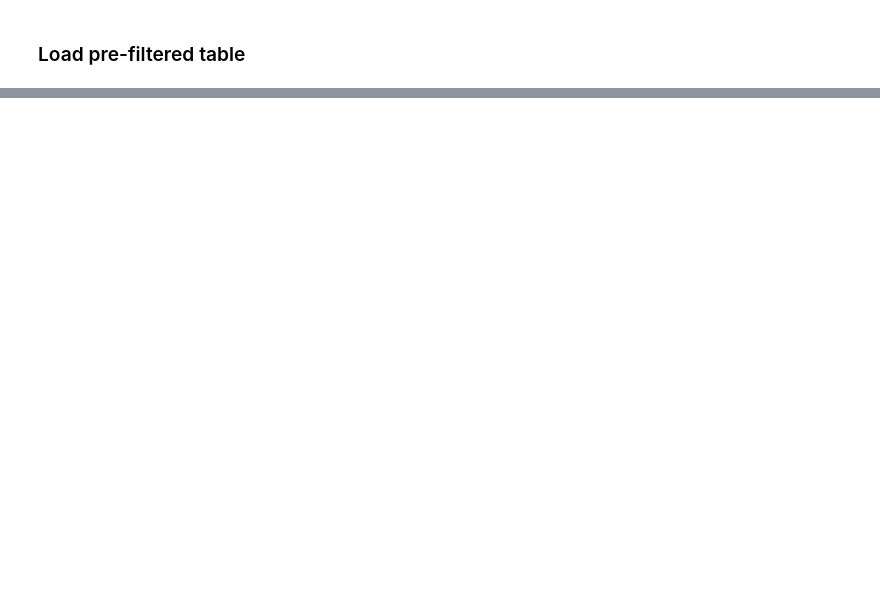
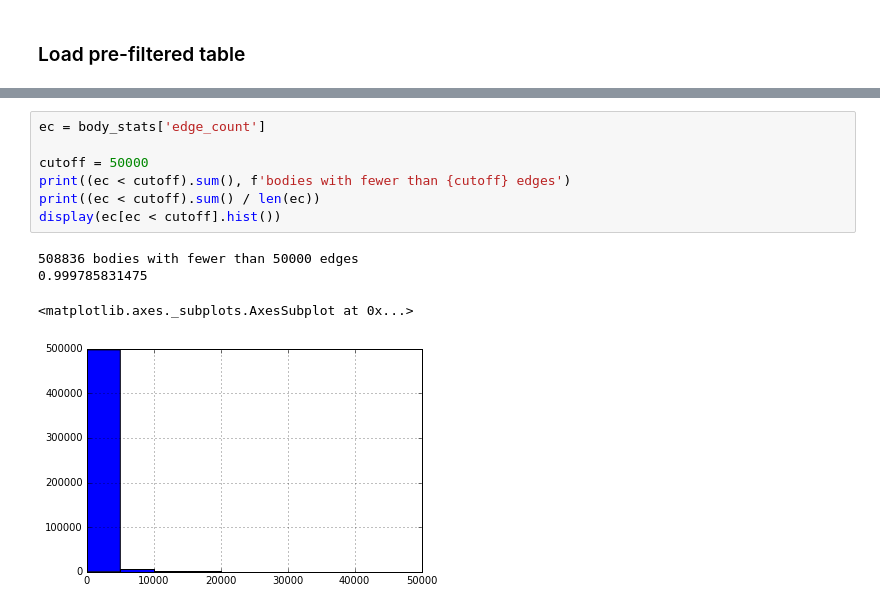
Before and after one commit to stuarteberg/random-hemibrain-notebooks, a Jupyter notebook: spark-focused.ipynb, the cells around one changed output, grey strips where cells are left out. Drawn from its saved outputs; the diff is of its cells as text; blank space fills up the shorter version.

```diff
--- a/spark-focused.ipynb
+++ b/spark-focused.ipynb
@@ -279,0 +405,12 @@ notebook-cluster--20180722.201030/  updated-tables/
+# %%
+ec = body_stats['edge_count']
+
+cutoff = 50000
+print((ec < cutoff).sum(), f'bodies with fewer than {cutoff} edges')
+print((ec < cutoff).sum() / len(ec))
+display(ec[ec < cutoff].hist())
+# %% [output]
+508836 bodies with fewer than 50000 edges
+0.999785831475
+<matplotlib.axes._subplots.AxesSubplot at 0x...>
+[figure, added]
```
Also changed, not shown: parts of 103 cells of this notebook, 1 other file.
